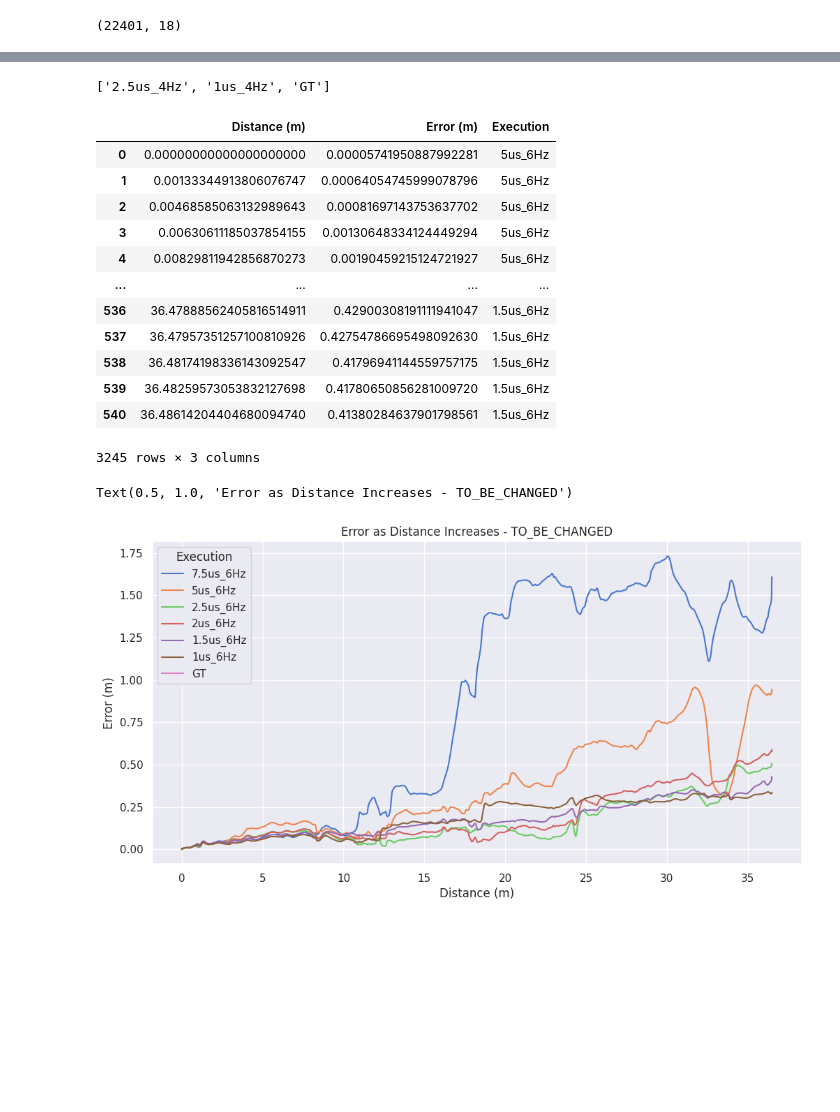
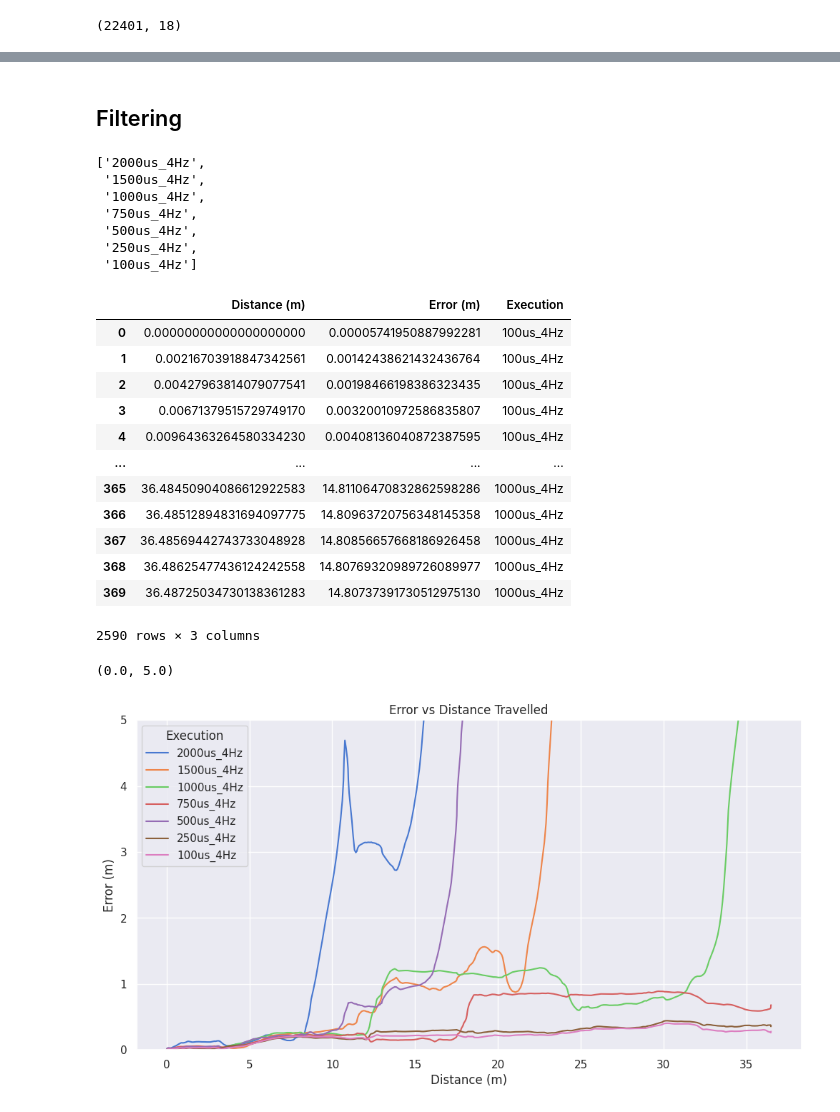
Before and after one commit to Virtana/indoor_drone_experimentation, a Jupyter notebook: kimera_local_eval/adding_error_euroc_dataset/Inspecting_Kimera_Experiments_V2_01_Easy_Optimised.ipynb, the cells around one changed output, grey strips where cells are left out. Saved outputs shown, nothing was run; the diff lists cells and outputs as text; code cells hidden in the pictures; blank space fills up the shorter version.

```diff
--- a/kimera_local_eval/adding_error_euroc_dataset/Inspecting_Kimera_Experiments_V2_01_Easy_Optimised.ipynb
+++ b/kimera_local_eval/adding_error_euroc_dataset/Inspecting_Kimera_Experiments_V2_01_Easy_Optimised.ipynb
@@ -14,5 +14,5 @@ experiment_dir = 'Gaussian_Dist_Errors/Software_Timestamping_RTOS_IMU'
 # %%
-freq = '6Hz'
+freq = '4Hz'
 # %%
 folders = next(os.walk(f'{base_dir}/{experiment_dir}'))[1]
 # %%
@@ -133,7 +162,8 @@ sns.set_theme(rc={'figure.figsize':(12,10)})
 values = {}
 for df in dfs:
     error_df = generate_error_gt_vio_pose(gt_df, df, DEBUG=False, SHOW_GRAPHS=False)
-    values[df.iloc[0]['Execution']] = {'gt_x':error_df.iloc[-1]['gt_pos'][0],
+    values[df.iloc[0]['Execution']] = {
+                'gt_x':error_df.iloc[-1]['gt_pos'][0],
                 'gt_y':error_df.iloc[-1]['gt_pos'][1],
                 'gt_z':error_df.iloc[-1]['gt_pos'][2],
                 'vio_x': error_df.iloc[-1]['vio_pos'][0],
@@ -180,7 +215,7 @@ array(['10us_4Hz', '5us_6Hz', '2.5us_6Hz', '1us_6Hz', '1us_4Hz',
 # sorted_folders.remove("100us_6Hz")
 # sorted_folders.remove("50us_6Hz")
 # sorted_folders.remove("10us_6Hz")
-sorted_folders.insert(0, "7.5us_6Hz")
+# sorted_folders.insert(0, "7.5us_6Hz")
 # %%
 sorted_folders
 # %% [output]
@@ -204,34 +254,43 @@ Text(0.5, 1.0, 'Error as Distance Increases')
+# %% [markdown]
+## Filtering
 # %%
-sorted_folders[3:]
+sorted_folders[:7]
 # %% [output]
-['2.5us_4Hz', '1us_4Hz', 'GT']
+['2000us_4Hz',
+ '1500us_4Hz',
+ '1000us_4Hz',
+ '750us_4Hz',
+ '500us_4Hz',
+ '250us_4Hz',
+ '100us_4Hz']
 # %%
-filtered_folders = sorted_folders[3:]
+filtered_folders = sorted_folders[:7]
 # %%
 error_distance_dfs_filtered = error_distance_dfs[error_distance_dfs['Execution'].isin(filtered_folders)]
 # %%
 error_distance_dfs_filtered
 # %% [output]
 |  | Distance (m) | Error (m) | Execution |
-| 0 | 0.00000000000000000000 | 0.00005741950887992281 | 5us_6Hz |
-| 1 | 0.00133344913806076747 | 0.00064054745999078796 | 5us_6Hz |
-| 2 | 0.00468585063132989643 | 0.00081697143753637702 | 5us_6Hz |
-| 3 | 0.00630611185037854155 | 0.00130648334124449294 | 5us_6Hz |
-| 4 | 0.00829811942856870273 | 0.00190459215124721927 | 5us_6Hz |
+| 0 | 0.00000000000000000000 | 0.00005741950887992281 | 100us_4Hz |
+| 1 | 0.00216703918847342561 | 0.00142438621432436764 | 100us_4Hz |
+| 2 | 0.00427963814079077541 | 0.00198466198386323435 | 100us_4Hz |
+| 3 | 0.00671379515729749170 | 0.00320010972586835807 | 100us_4Hz |
+| 4 | 0.00964363264580334230 | 0.00408136040872387595 | 100us_4Hz |
 | ... | ... | ... | ... |
-| 536 | 36.47888562405816514911 | 0.42900308191111941047 | 1.5us_6Hz |
-| 537 | 36.47957351257100810926 | 0.42754786695498092630 | 1.5us_6Hz |
-| 538 | 36.48174198336143092547 | 0.41796941144559757175 | 1.5us_6Hz |
-| 539 | 36.48259573053832127698 | 0.41780650856281009720 | 1.5us_6Hz |
-| 540 | 36.48614204404680094740 | 0.41380284637901798561 | 1.5us_6Hz |
+| 365 | 36.48450904086612922583 | 14.81106470832862598286 | 1000us_4Hz |
+| 366 | 36.48512894831694097775 | 14.80963720756348145358 | 1000us_4Hz |
+| 367 | 36.48569442743733048928 | 14.80856657668186926458 | 1000us_4Hz |
+| 368 | 36.48625477436124242558 | 14.80769320989726089977 | 1000us_4Hz |
+| 369 | 36.48725034730138361283 | 14.80737391730512975130 | 1000us_4Hz |
-3245 rows × 3 columns
+2590 rows × 3 columns
 # %%
 sns.set_theme(rc={'figure.figsize':(12, 6)})
 
-title = 'Error as Distance Increases - TO_BE_CHANGED'
+title = 'Error vs Distance Travelled'
 
 g = sns.lineplot(data = error_distance_dfs_filtered, x='Distance (m)', y = 'Error (m)', hue='Execution', legend='full', palette='muted', hue_order = filtered_folders)
 g.set_title(title)
+g.set_ylim(0, 5)
 # %% [output]
-Text(0.5, 1.0, 'Error as Distance Increases - TO_BE_CHANGED')
+(0.0, 5.0)
-[figure, old version]
+[figure, new version]
```
Also changed, not shown: parts of 14 cells of this notebook, 29 other files.
